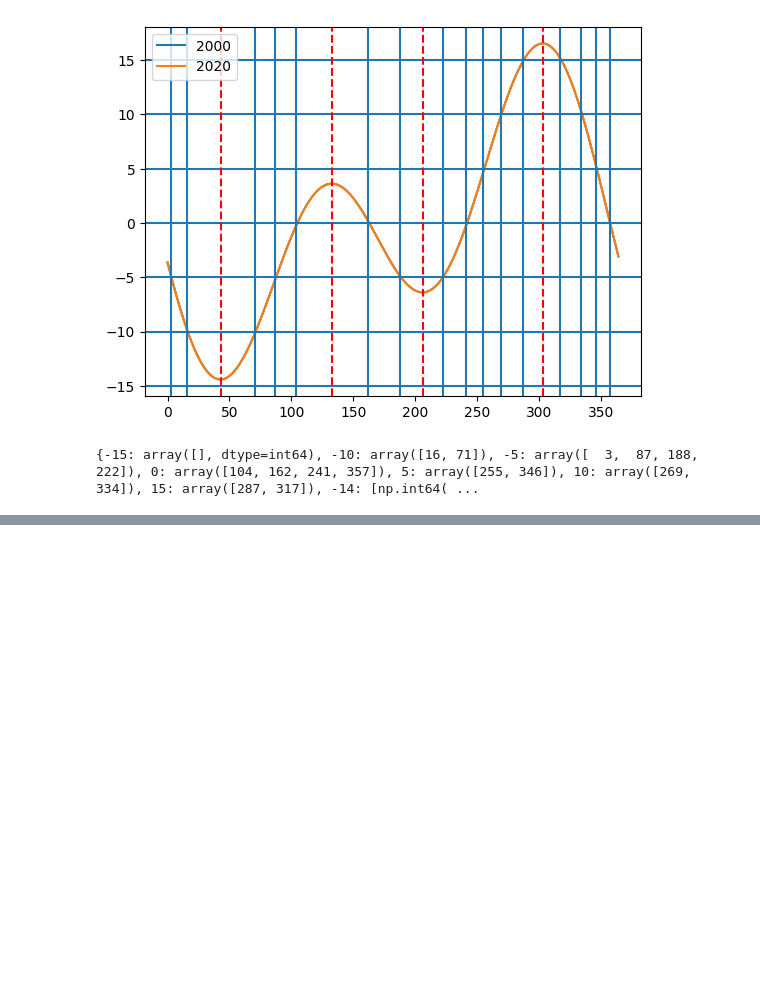
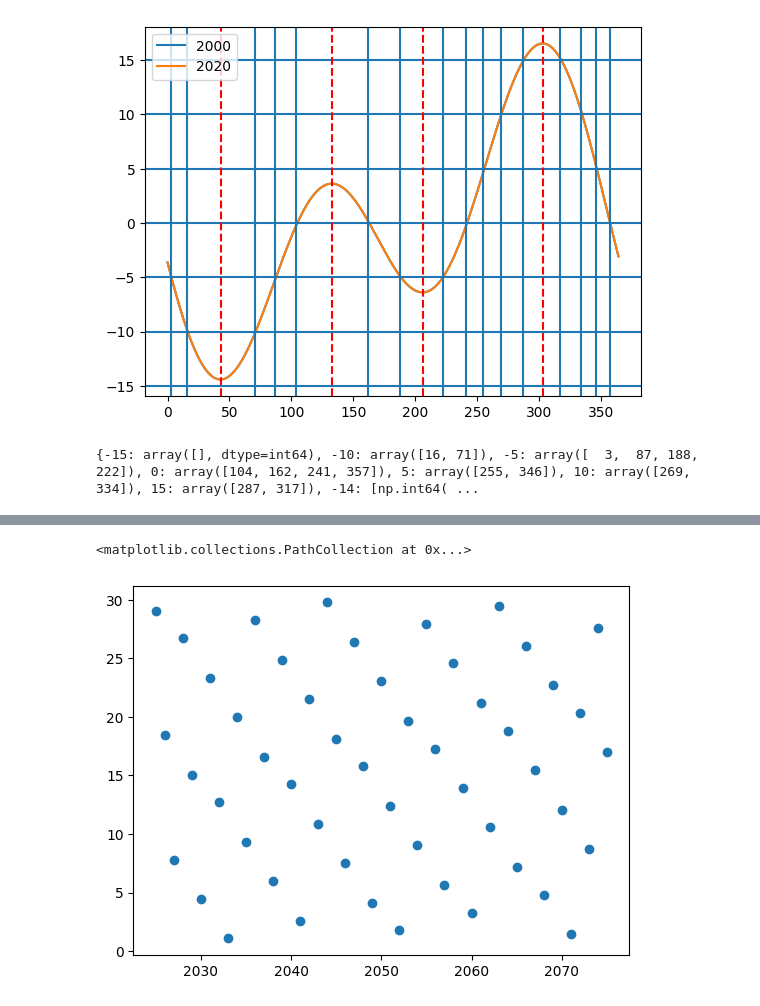
Before and after one commit to Giacomo-Menegatti/HARey_constellations_cards, a Jupyter notebook: curved.ipynb, the cells around one changed output, grey strips where cells are left out. Cells and saved outputs as stored; diff of their text form; code cells hidden in the pictures; blank space fills up the shorter version.

```diff
--- a/curved.ipynb
+++ b/curved.ipynb
@@ -345,0 +447,5 @@ ecliptic2radec(60,0)
+# %%
+plt.scatter(list(new_moons.keys()), list(new_moons.values() ))
+# %% [output]
+<matplotlib.collections.PathCollection at 0x...>
+[figure, added]
```
Also changed, not shown: parts of 12 cells of this notebook, 5 other files.
